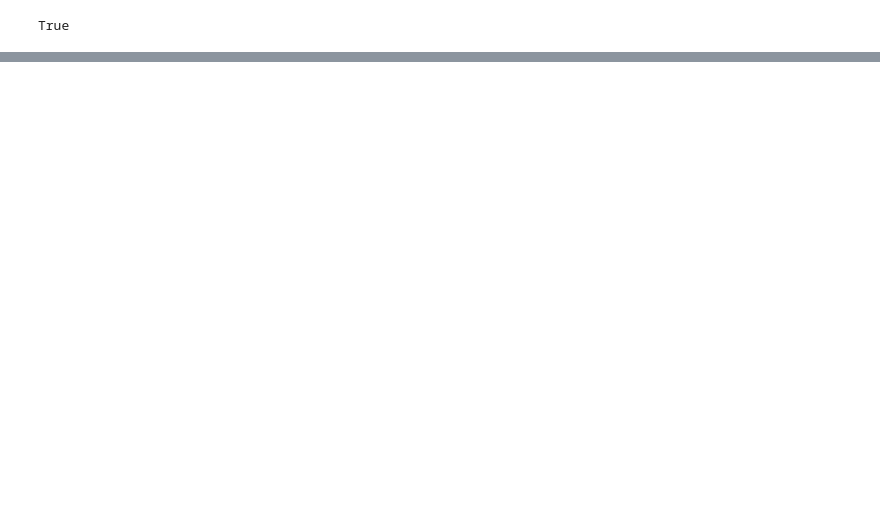
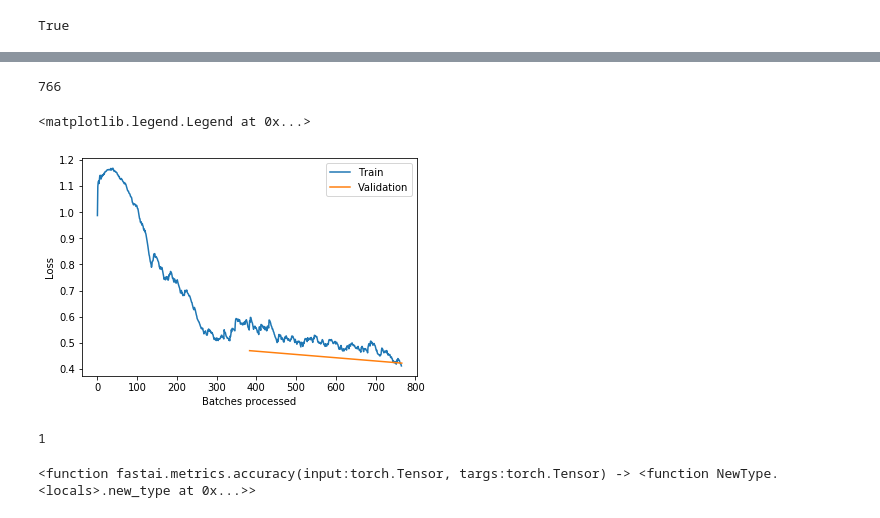
Before and after one commit to EstebanGuillen/ResearchMilestone, a Jupyter notebook: autopsy-ulmfit-qrnn-1-suicide-homicide-accident.ipynb, the cells around one changed output, grey strips where cells are left out. Cells and saved outputs as stored; diff of their text form; code cells hidden in the pictures; blank space fills up the shorter version.

```diff
--- a/autopsy-ulmfit-qrnn-1-suicide-homicide-accident.ipynb
+++ b/autopsy-ulmfit-qrnn-1-suicide-homicide-accident.ipynb
@@ -118,0 +75,28 @@ RuntimeError: Error(s) in loading state_dict for MultiBatchRNNCore:
+# %%
+len(lrs)
+# %% [output]
+766
+# %%
+last = ifnone(None,len(learn.recorder.nb_batches))
+
+_, ax = plt.subplots(1,1)
+l_b = np.sum(learn.recorder.nb_batches[-last:])
+iterations = range_of(learn.recorder.losses)[-l_b:]
+ax.plot(iterations, learn.recorder.losses[-l_b:], label='Train')
+val_iter = learn.recorder.nb_batches[-last:]
+val_iter = np.cumsum(val_iter)+np.sum(learn.recorder.nb_batches[:-last])
+ax.plot(val_iter, learn.recorder.val_losses[-last:], label='Validation')
+ax.set_ylabel('Loss')
+ax.set_xlabel('Batches processed')
+ax.legend()
+# %% [output]
+<matplotlib.legend.Legend at 0x...>
+[figure, added]
+# %%
+len(learn.metrics)
+# %% [output]
+1
+# %%
+learn.metrics[0]
+# %% [output]
+<function fastai.metrics.accuracy(input:torch.Tensor, targs:torch.Tensor) -> <function NewType.<locals>.new_type at 0x...>>
```
Also changed, not shown: parts of 29 cells of this notebook, 6 other files.
